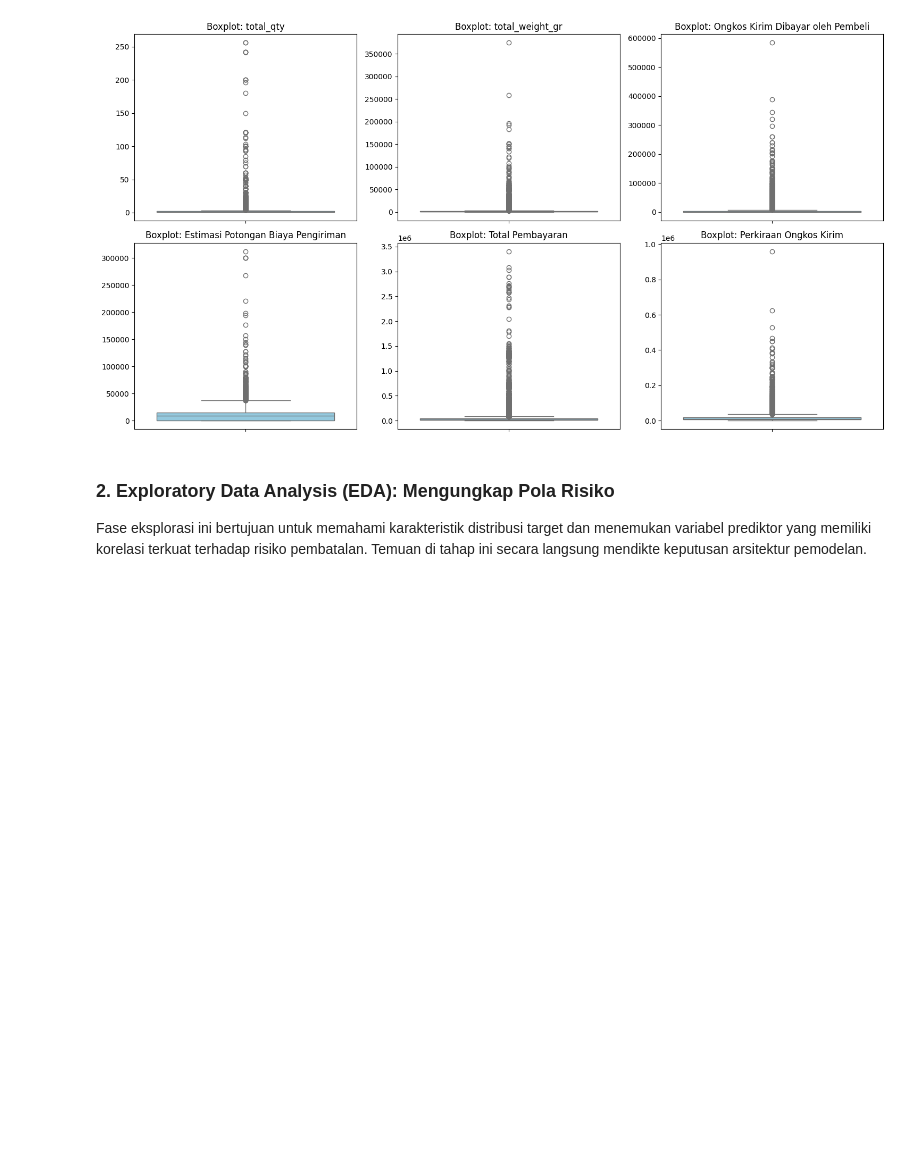
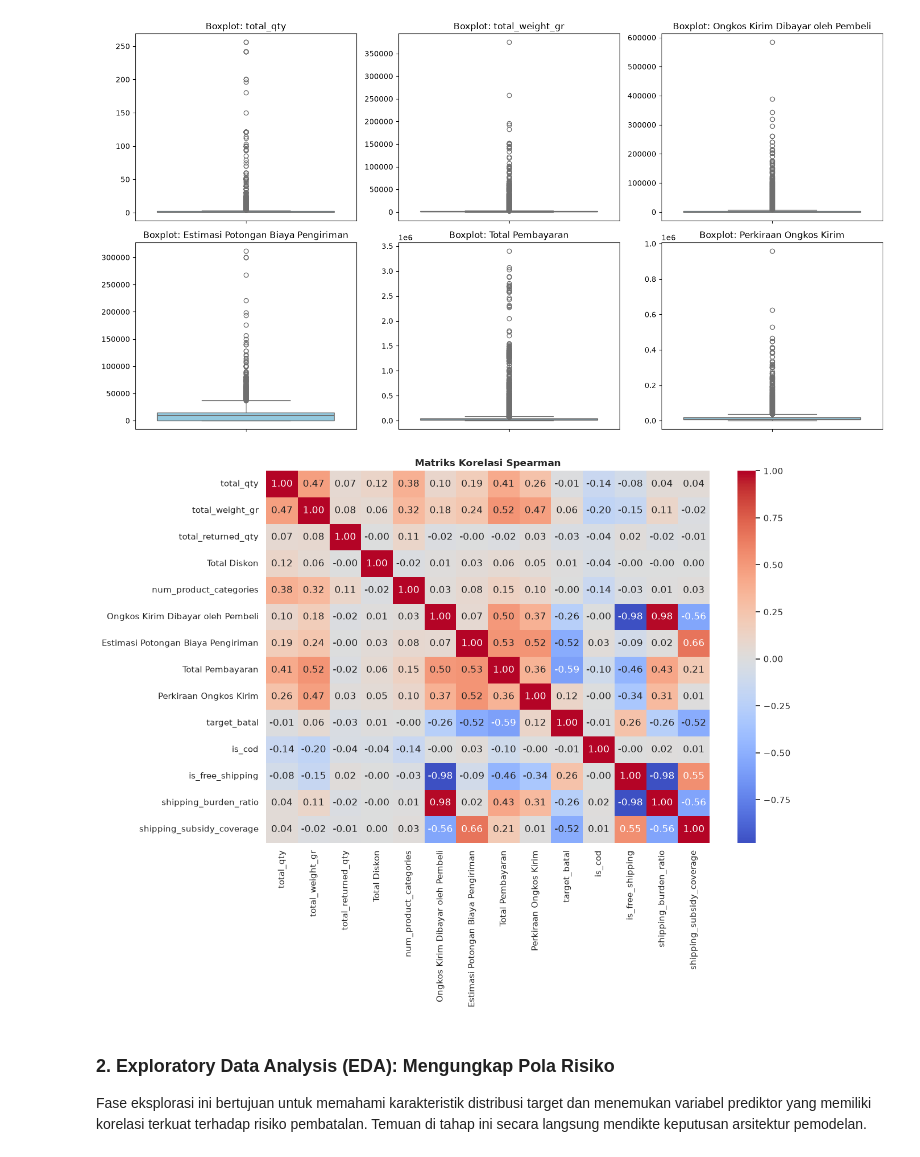
Before and after one commit to Morxidia/17_IF-B_wkwkwk, a Jupyter notebook: main.ipynb, the cells around one changed output. Drawn from its saved outputs; the diff is of its cells as text; code cells hidden in the pictures; blank space fills up the shorter version.

Commit message:
add spearman Matrix

```diff
--- a/main.ipynb
+++ b/main.ipynb
@@ -238,6 +227,18 @@ Outlier Detection Summary (IQR Method):
 | Total Pembayaran | 2,309.00 | 11.08 | -28,700.00 | 83,780.00 |
 | Perkiraan Ongkos Kirim | 1,815.00 | 8.71 | -10,000.00 | 38,000.00 |
 [figure]
+# %%
+# 1. Hitung korelasi Spearman langsung dari kolom numerik asli
+corr = df.select_dtypes(include="number").corr(method="spearman")
+
+# 2. Tampilkan heatmap matriks 2 sumbu (X dan Y)
+plt.figure(figsize=(13, 10))
+sns.heatmap(corr, annot=True, fmt=".2f", cmap="coolwarm", center=0, cbar=True)
+plt.title("Matriks Korelasi Spearman", fontsize=12, fontweight="bold")
+plt.tight_layout()
+plt.show()
+# %% [output]
+[figure, added]
 # %% [markdown]
 ### 2. Exploratory Data Analysis (EDA): Mengungkap Pola Risiko
 
```
Also changed, not shown: parts of 6 cells of this notebook.
